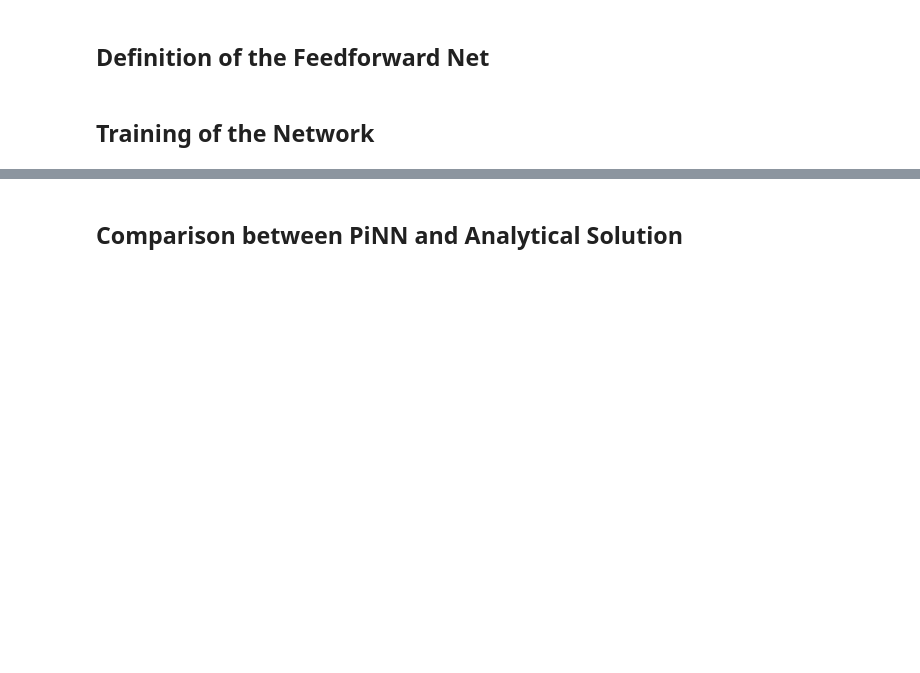
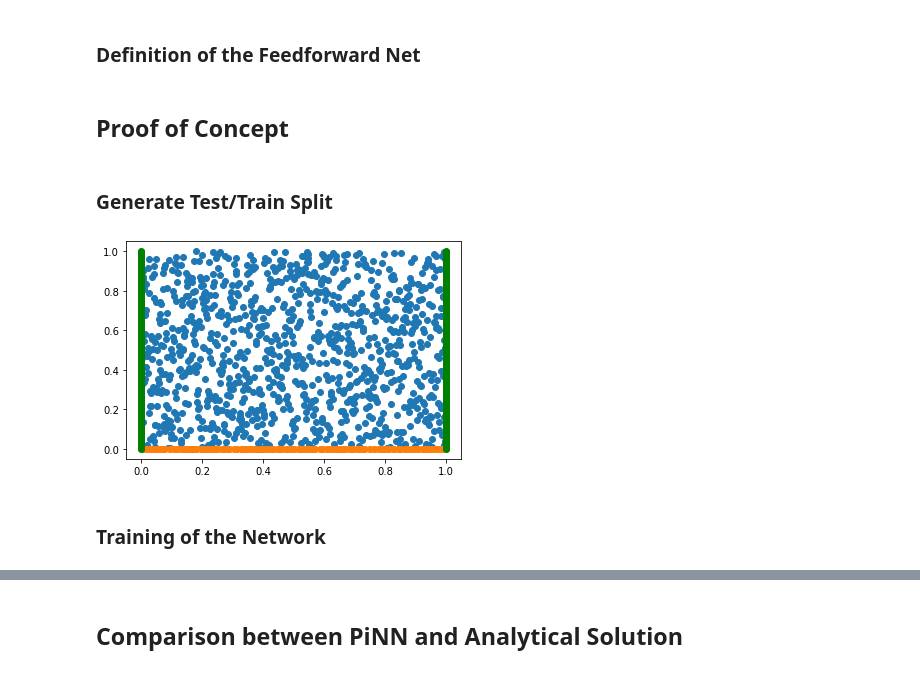
Before and after one commit to timzimm/CompSci, a Jupyter notebook: 02_neural_nets_on_pdes/src/diffusion_eq_via_pinn.ipynb, the cells around one changed output, grey strips where cells are left out. Drawn from its saved outputs; the diff is of its cells as text; code cells hidden in the pictures; blank space fills up the shorter version.

```diff
--- a/02_neural_nets_on_pdes/src/diffusion_eq_via_pinn.ipynb
+++ b/02_neural_nets_on_pdes/src/diffusion_eq_via_pinn.ipynb
@@ -69,5 +61,5 @@ torch.Size([1024, 1]) torch.Size([1024, 1])
-# %% [markdown]
-## Definition of the Feedforward Net
+# %% [markdown]
+### Definition of the Feedforward Net
 # %%
 class PiNN(nn.Module):
     def __init__(self, hidden_layers):
@@ -88,6 +80,31 @@ class PiNN(nn.Module):
 
     def forward(self, x, t):
         return self.output(self.ff_relu_graph(torch.cat((x,t), 1)))
+# %% [markdown]
+## Proof of Concept
+# %% [markdown]
+### Generate Test/Train Split
+# %%
+#IBVP parameters
+T = 1
+N_interior = 2**10
+N_bc = 2**9
+N_ic = 2**7
+
+# Generate training set
+X_train = spatio_temporal_sample(T, N_interior, N_bc, N_ic)
+(x_int, t_int), (x_init, t_init), (x_boundary, x_boundary2, t_boundary) = X_train
+
+# Generate test data
+X_test = spatio_temporal_sample(T, N_interior, N_bc, N_ic)
+
+plt.scatter(x_int,t_int)
+plt.scatter(x_init,t_init)
+plt.scatter(x_boundary,t_boundary, c="green")
+plt.scatter(x_boundary2, t_boundary, c="green")
+plt.show()
+# %% [output]
+[figure, added]
 # %% [markdown]
-## Training of the Network
+### Training of the Network
 # %%
```
Also changed, not shown: parts of 7 cells of this notebook, 1 other file.
